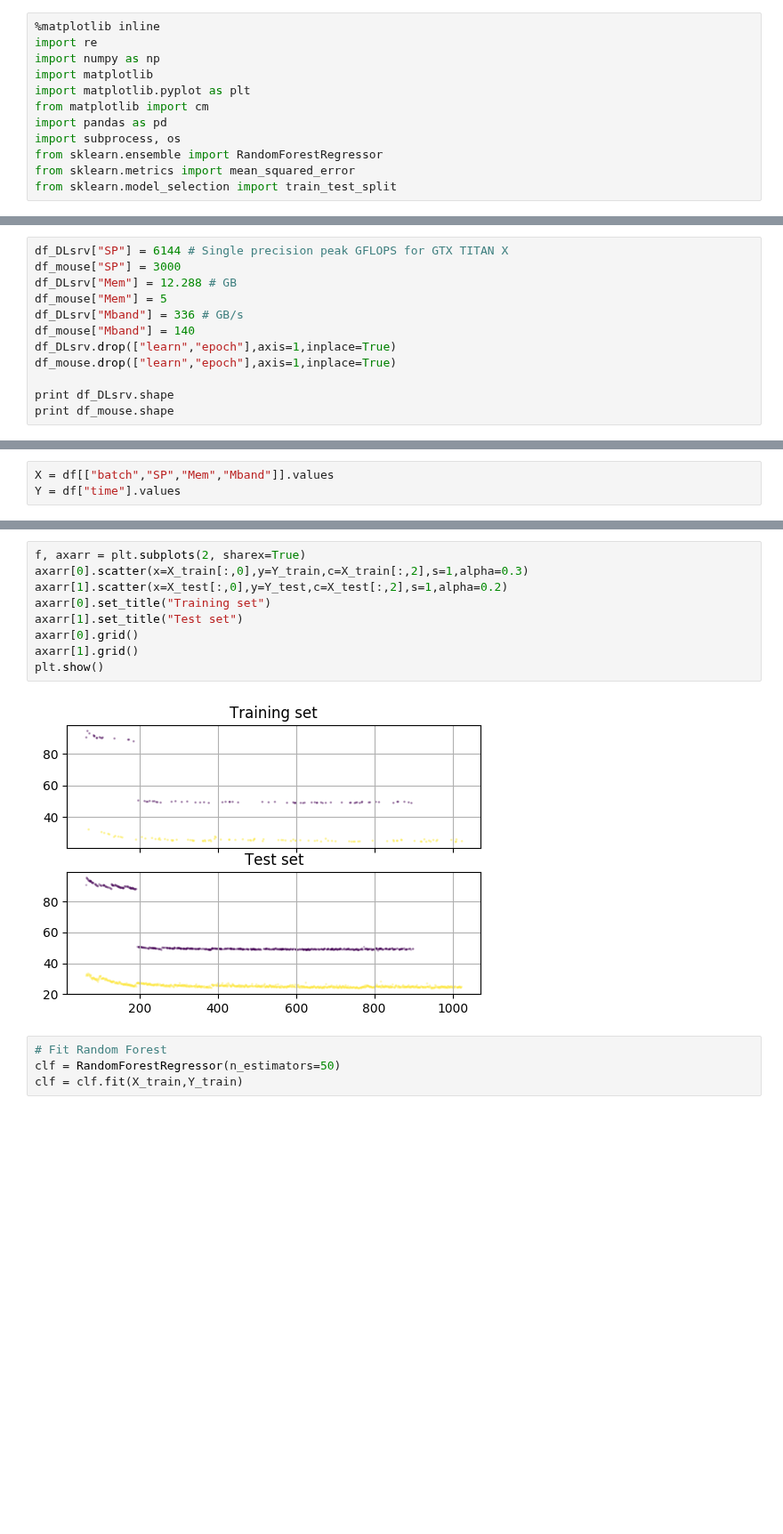
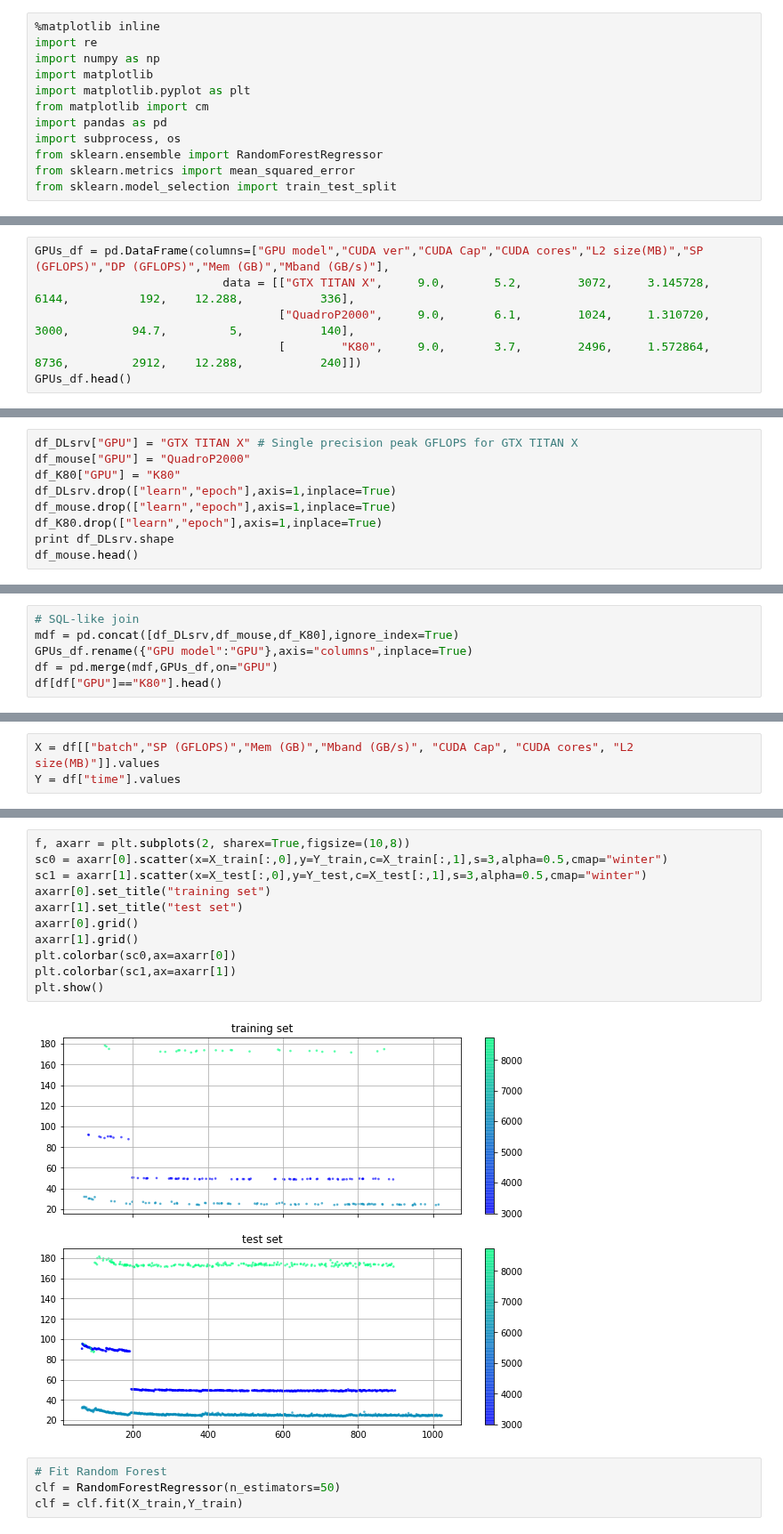
Before and after one commit to pyotr777/mlbenchmarks, a Jupyter notebook: Chainer/microseries_predict_time_multiplatforms.ipynb, the cells around one changed output, grey strips where cells are left out. Shown at 89% size. Cells and saved outputs as stored; diff of their text form; blank space fills up the shorter version.

```diff
--- a/Chainer/microseries_predict_time_multiplatforms.ipynb
+++ b/Chainer/microseries_predict_time_multiplatforms.ipynb
@@ -93,0 +192,6 @@ print df_mouse.shape
+# %%
+GPUs_df = pd.DataFrame(columns=["GPU model","CUDA ver","CUDA Cap","CUDA cores","L2 size(MB)","SP (GFLOPS)","DP (GFLOPS)","Mem (GB)","Mband (GB/s)"],
+                           data = [["GTX TITAN X",     9.0,       5.2,        3072,     3.145728,         6144,          192,    12.288,           336],
+                                   ["QuadroP2000",     9.0,       6.1,        1024,     1.310720,         3000,         94.7,         5,           140],
+                                   [        "K80",     9.0,       3.7,        2496,     1.572864,         8736,         2912,    12.288,           240]])
+GPUs_df.head()
@@ -94,13 +203,10 @@ print df_mouse.shape
 # %%
-df_DLsrv["SP"] = 6144 # Single precision peak GFLOPS for GTX TITAN X
-df_mouse["SP"] = 3000
-df_DLsrv["Mem"] = 12.288 # GB
-df_mouse["Mem"] = 5
-df_DLsrv["Mband"] = 336 # GB/s
-df_mouse["Mband"] = 140
+df_DLsrv["GPU"] = "GTX TITAN X" # Single precision peak GFLOPS for GTX TITAN X
+df_mouse["GPU"] = "QuadroP2000"
+df_K80["GPU"] = "K80"
 df_DLsrv.drop(["learn","epoch"],axis=1,inplace=True)
 df_mouse.drop(["learn","epoch"],axis=1,inplace=True)
-
+df_K80.drop(["learn","epoch"],axis=1,inplace=True)
 print df_DLsrv.shape
-print df_mouse.shape
+df_mouse.head()
 # %% [output]
@@ -136,0 +229,6 @@ df.head()
+# %%
+# SQL-like join
+mdf = pd.concat([df_DLsrv,df_mouse,df_K80],ignore_index=True)
+GPUs_df.rename({"GPU model":"GPU"},axis="columns",inplace=True)
+df = pd.merge(mdf,GPUs_df,on="GPU")
+df[df["GPU"]=="K80"].head()
@@ -149,6 +256,6 @@ df[["batch","SP"]].head()
 | 3 | 1003.0 | 6144 |
 | 4 | 1004.0 | 6144 |
 # %%
-X = df[["batch","SP","Mem","Mband"]].values
+X = df[["batch","SP (GFLOPS)","Mem (GB)","Mband (GB/s)", "CUDA Cap", "CUDA cores", "L2 size(MB)"]].values
 Y = df["time"].values
 # %%
@@ -177,14 +275,16 @@ print X_train.shape
 # %%
-f, axarr = plt.subplots(2, sharex=True)
-axarr[0].scatter(x=X_train[:,0],y=Y_train,c=X_train[:,2],s=1,alpha=0.3)
-axarr[1].scatter(x=X_test[:,0],y=Y_test,c=X_test[:,2],s=1,alpha=0.2)
-axarr[0].set_title("Training set")
-axarr[1].set_title("Test set")
+f, axarr = plt.subplots(2, sharex=True,figsize=(10,8))
+sc0 = axarr[0].scatter(x=X_train[:,0],y=Y_train,c=X_train[:,1],s=3,alpha=0.5,cmap="winter")
+sc1 = axarr[1].scatter(x=X_test[:,0],y=Y_test,c=X_test[:,1],s=3,alpha=0.5,cmap="winter")
+axarr[0].set_title("training set")
+axarr[1].set_title("test set")
 axarr[0].grid()
 axarr[1].grid()
+plt.colorbar(sc0,ax=axarr[0])
+plt.colorbar(sc1,ax=axarr[1])
 plt.show()
 # %% [output]
-[figure, old version]
+[figure, new version]
 # %%
 # Fit Random Forest
 clf = RandomForestRegressor(n_estimators=50)
```
Also changed, not shown: parts of 27 cells of this notebook.
